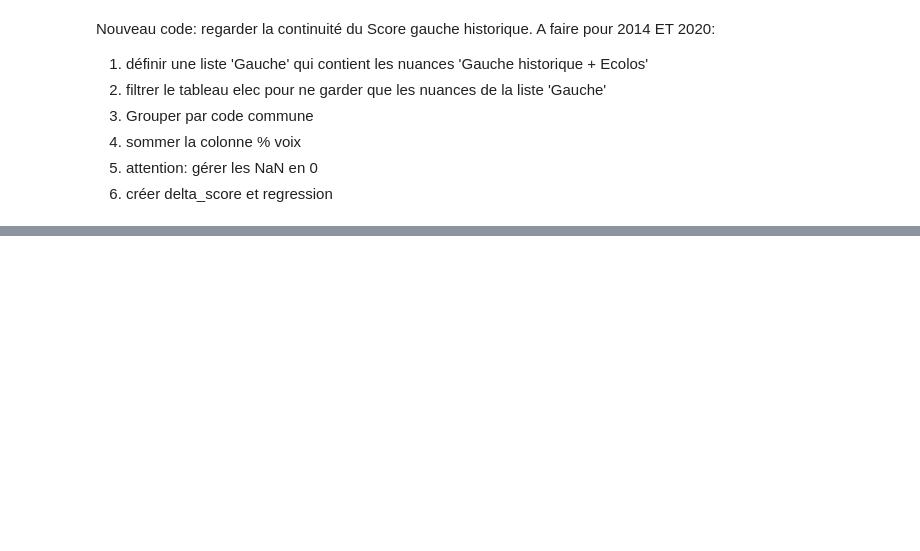
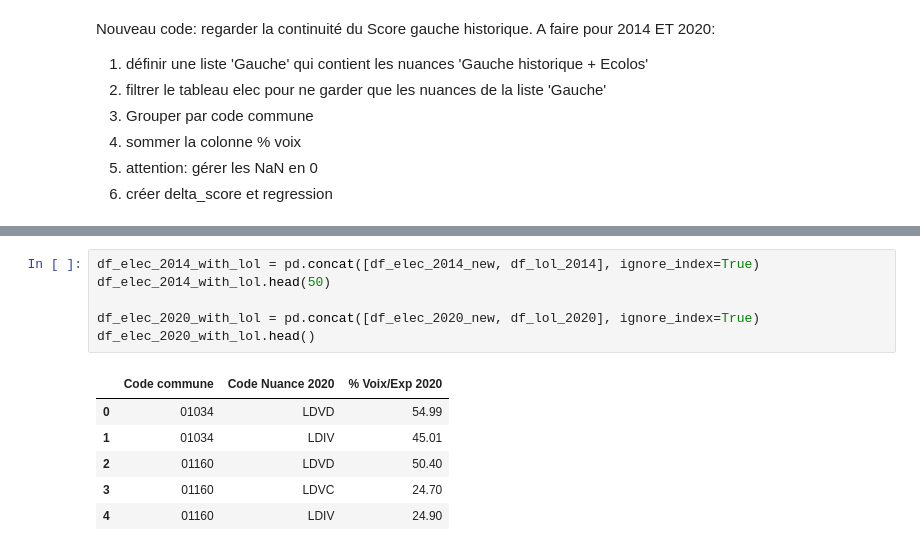
Before and after one commit to romainratajczyk/ENSAE-S1-Python-Project, a Jupyter notebook: analyse/merge code fonctionnel/fusions_data.ipynb, the cells around one changed output, grey strips where cells are left out. Drawn from its saved outputs; the diff is of its cells as text; blank space fills up the shorter version.

```diff
--- a/analyse/merge code fonctionnel/fusions_data.ipynb
+++ b/analyse/merge code fonctionnel/fusions_data.ipynb
@@ -401,0 +469,13 @@ Nouveau code: regarder la continuité du Score gauche historique.  A faire pour
+# %%
+df_elec_2014_with_lol = pd.concat([df_elec_2014_new, df_lol_2014], ignore_index=True)
+df_elec_2014_with_lol.head(50)
+
+df_elec_2020_with_lol = pd.concat([df_elec_2020_new, df_lol_2020], ignore_index=True)
+df_elec_2020_with_lol.head()
+# %% [output]
+|  | Code commune | Code Nuance 2020 | % Voix/Exp 2020 |
+| 0 | 01034 | LDVD | 54.99 |
+| 1 | 01034 | LDIV | 45.01 |
+| 2 | 01160 | LDVD | 50.40 |
+| 3 | 01160 | LDVC | 24.70 |
+| 4 | 01160 | LDIV | 24.90 |
```
Also changed, not shown: parts of 13 cells of this notebook, 1 other file.
